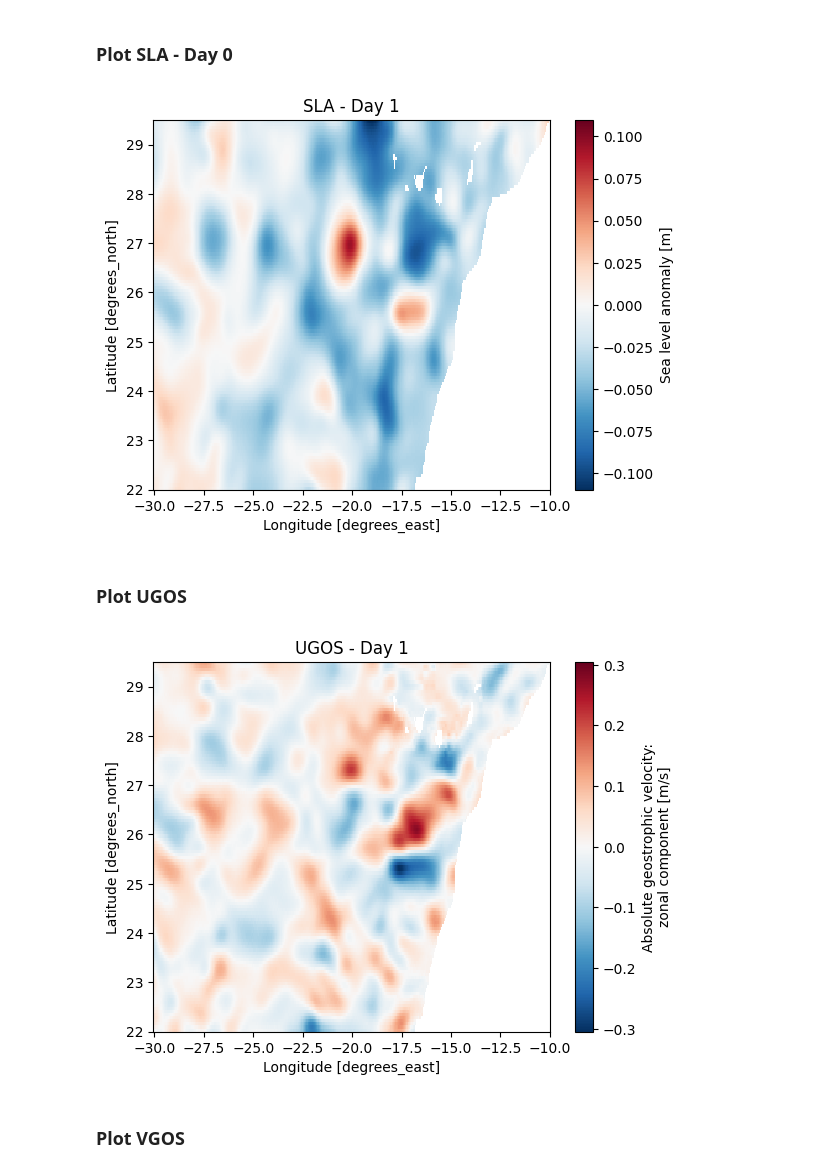
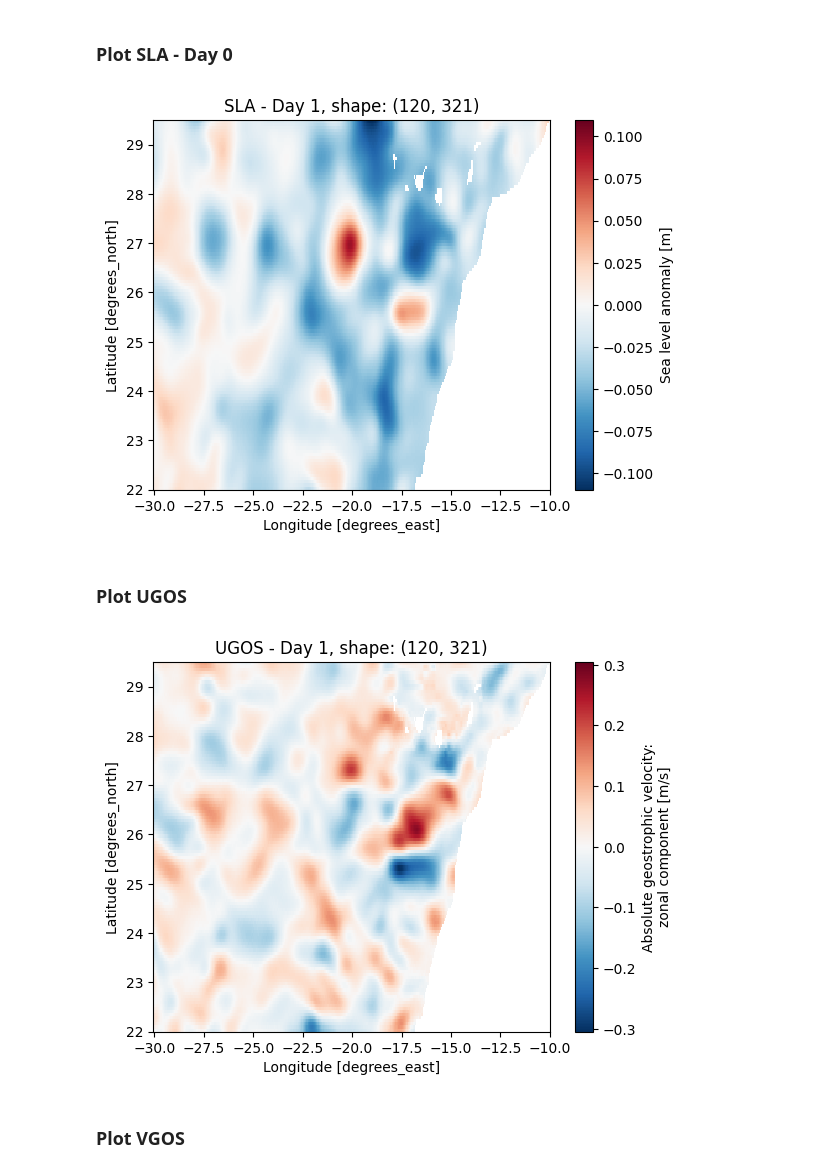
Before and after one commit to lum1t4/ocean_surface_levels, a Jupyter notebook: notebooks/notebook.ipynb, the cells around one changed output. Saved outputs shown, nothing was run; the diff lists cells and outputs as text; code cells hidden in the pictures.

Commit message:
shape

```diff
--- a/notebooks/notebook.ipynb
+++ b/notebooks/notebook.ipynb
@@ -89,19 +89,19 @@ plt.show()
 # %%
 # Spatial plot example
 dataset.isel(time=0).sla.plot(x="longitude", y="latitude", robust=False)
-plt.title("SLA - Day 1")
+plt.title("SLA - Day 1, shape: {}".format(dataset.isel(time=0).sla.shape))
 plt.show()
 # %% [output]
-[figure, old version]
+[figure, new version]
 # %% [markdown]
 ### Plot UGOS
 # %%
 # Spatial plot example
 dataset.isel(time=0).ugos.plot(x="longitude", y="latitude", robust=False)
-plt.title("UGOS - Day 1")
+plt.title("UGOS - Day 1, shape: {}".format(dataset.isel(time=0).ugos.shape))
 plt.show()
 # %% [output]
-[figure, old version]
+[figure, new version]
 # %% [markdown]
 ### Plot VGOS
 # %%
```
Also changed, not shown: parts of 1 cell of this notebook.
